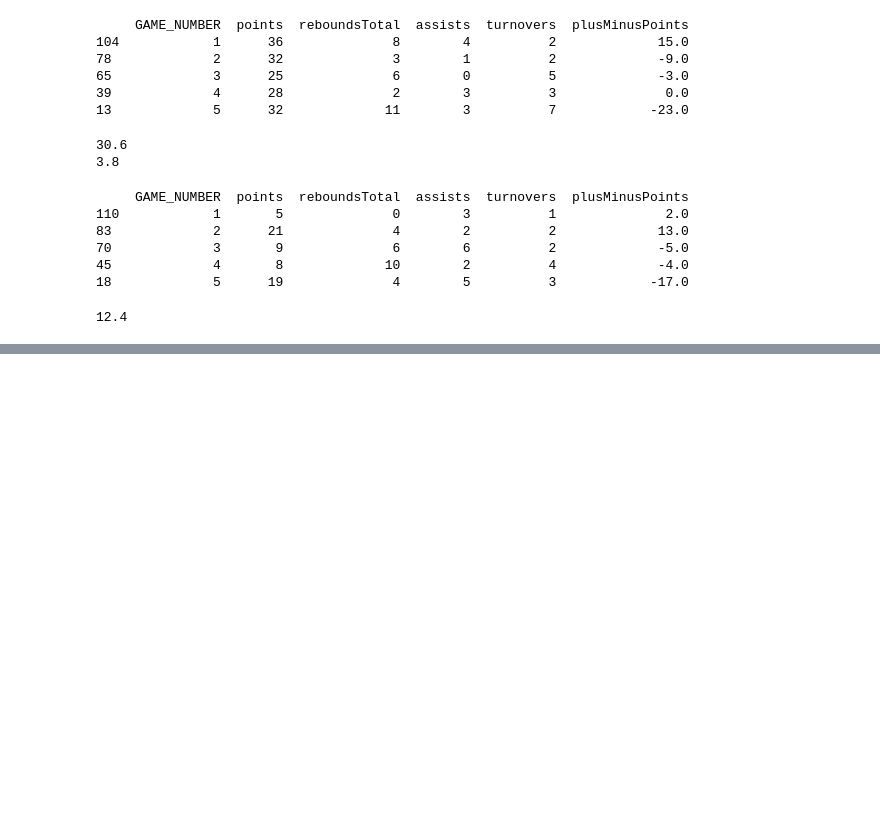
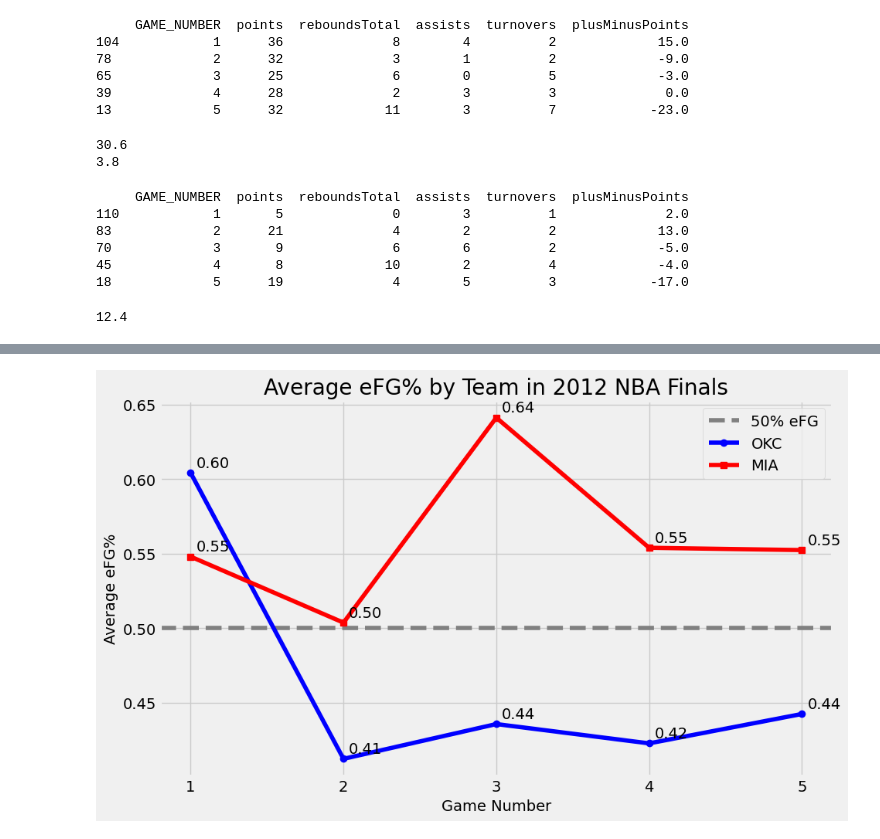
Before and after one commit to yemiajibola23/nba_2012_finals, a Jupyter notebook: notebooks/2012_nba_finals_analysis.ipynb, the cells around one changed output, grey strips where cells are left out. Drawn from its saved outputs; the diff is of its cells as text; code cells hidden in the pictures; blank space fills up the shorter version.

Commit message:
Create line graph to show eFG% for both teams.

```diff
--- a/notebooks/2012_nba_finals_analysis.ipynb
+++ b/notebooks/2012_nba_finals_analysis.ipynb
@@ -250,0 +264,3 @@ plt.show()
+# %%
+all_games_df['eFGPercentage'] = (all_games_df['fieldGoalsMade'] + 0.5 * all_games_df['threePointersMade']) / all_games_df['fieldGoalsAttempted']
+print(all_games_df[['nameI', 'GAME_NUMBER', 'fieldGoalsMade', 'threePointersMade', 'fieldGoalsAttempted', 'eFGPercentage']].sort_values(by='GAME_NUMBER', ascending=True))
@@ -250,0 +299,9 @@ plt.show()
+# %%
+def convert_string_minutes_to_float(minutes_str):
+    if isinstance(minutes_str, str) and ':' in minutes_str:
+        minutes, seconds = minutes_str.split(':')
+        return int(minutes) + int(seconds) / 60
+    return 0.0
+# %%
+all_games_df['minutesPlayed'] = all_games_df['minutes'].apply(convert_string_minutes_to_float)
+rotation_df = all_games_df[all_games_df['minutesPlayed'] >= 10]
@@ -250,0 +340,3 @@ plt.show()
+# %%
+team_efg = rotation_df.groupby(['teamTricode', 'GAME_NUMBER'])['eFGPercentage'].mean().reset_index()
+print(team_efg)
@@ -250,0 +355,21 @@ plt.show()
+# %%
+plt.style.use('fivethirtyeight')
+fig, ax = plt.subplots(figsize=(10, 6))
+ax.set_title('Average eFG% by Team in 2012 NBA Finals')
+ax.set_xlabel('Game Number')
+ax.set_ylabel('Average eFG%')
+ax.set_xticks(team_efg['GAME_NUMBER'].unique())
+okc_team_data = (team_efg[team_efg['teamTricode'] == 'OKC'], 'OKC', 'blue', 'o')
+mia_team_data = (team_efg[team_efg['teamTricode'] == 'MIA'], 'MIA', 'red', 's')
+ax.axhline(0.5, color='gray', linestyle='--', label='50% eFG')
+
+
+for data, name, color, marker in [okc_team_data, mia_team_data]:
+    ax.plot(data['GAME_NUMBER'], data['eFGPercentage'], marker=marker, label=name, color=color)
+    for _, row in data.iterrows():
+        ax.annotate(f"{row['eFGPercentage']:.2f}", xy=(row['GAME_NUMBER'], row['eFGPercentage']), xytext=(5, 5), textcoords='offset points')
+
+ax.legend()
+plt.savefig('../data/avg_efg.png')
+# %% [output]
+[figure, added]
```
Also changed, not shown: parts of 7 cells of this notebook, 2 other files.
